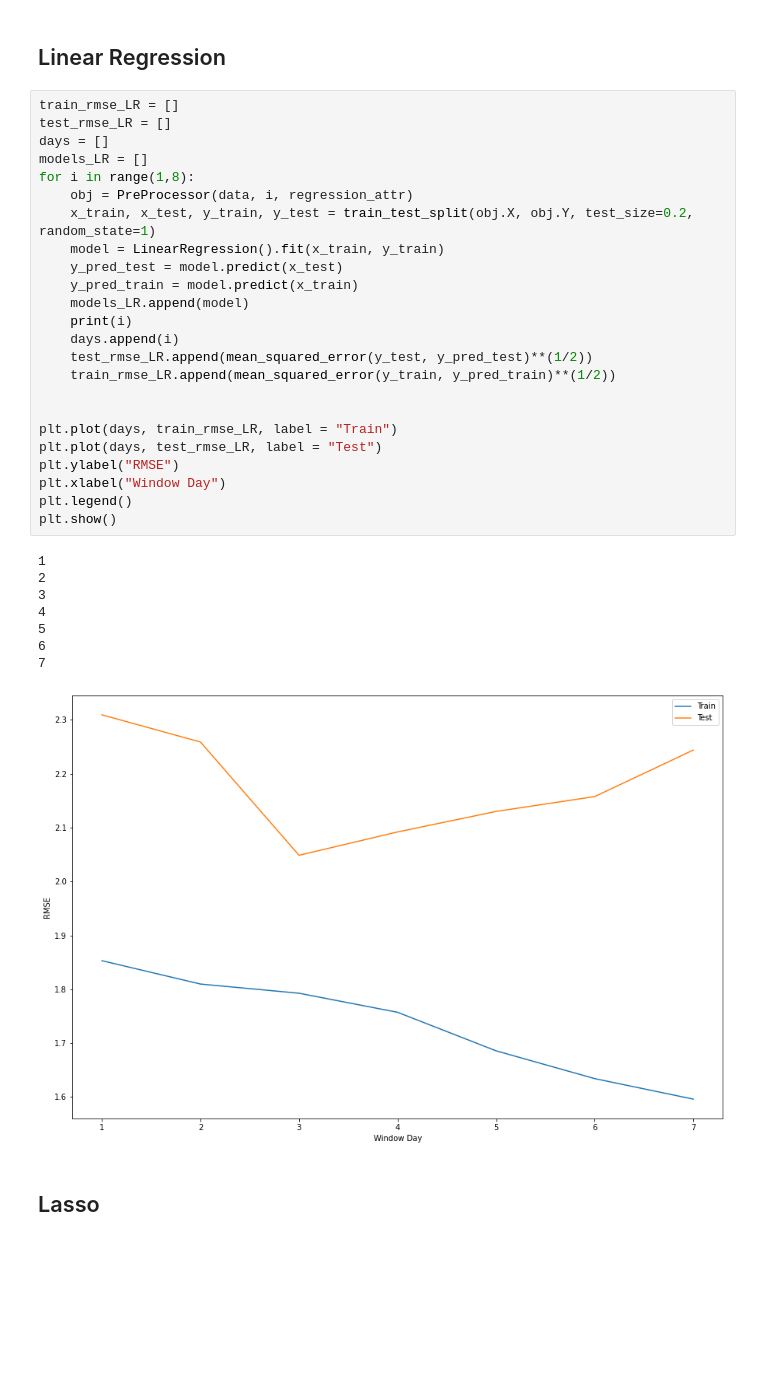
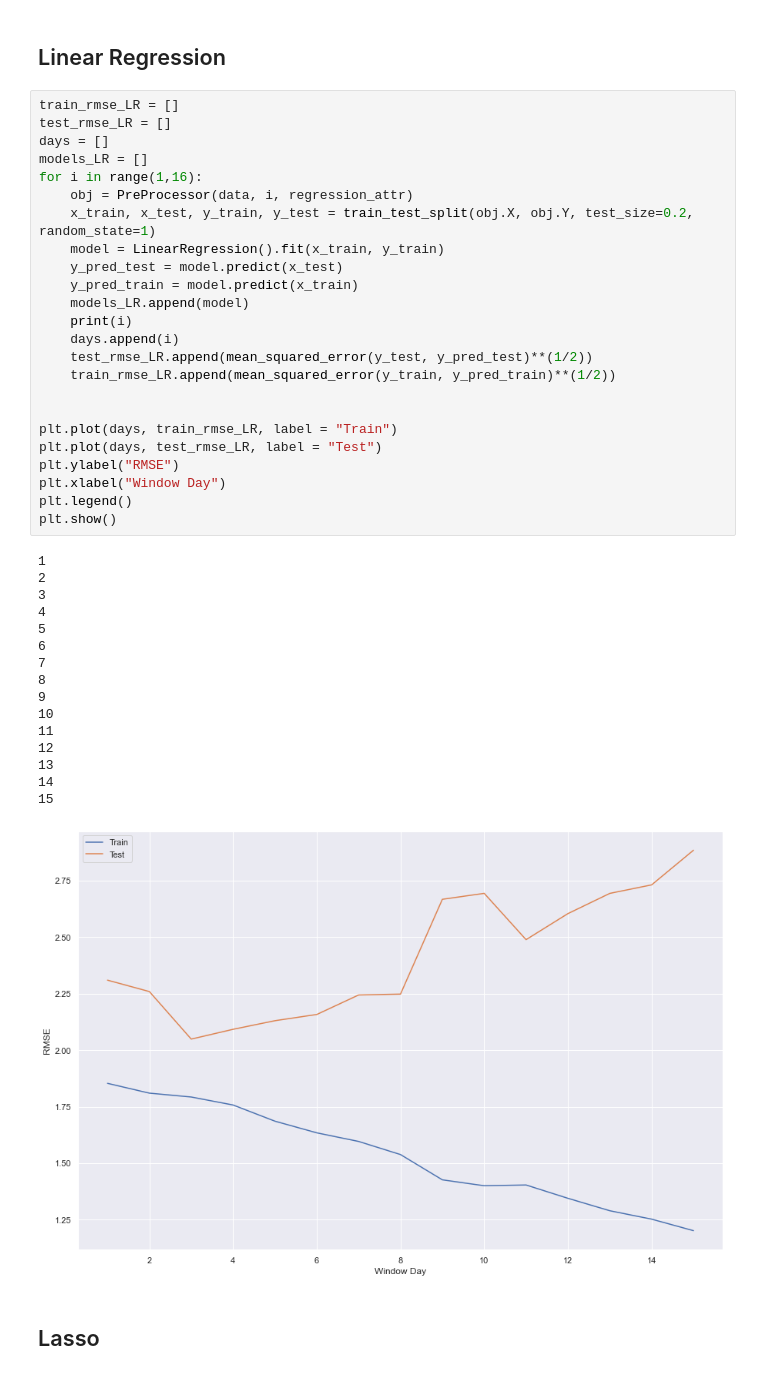
Before and after one commit to EtashTyagi/Weather_Prediction, a Jupyter notebook: Data Visualization/main.ipynb, the cells around one changed output. Cells and saved outputs as stored; diff of their text form; blank space fills up the shorter version.

```diff
--- a/Data Visualization/main.ipynb
+++ b/Data Visualization/main.ipynb
@@ -212,35 +214,43 @@ regression_attr = "Max Temp (c)"
 train_rmse_LR = []
 test_rmse_LR = []
 days = []
 models_LR = []
-for i in range(1,8):
+for i in range(1,16):
     obj = PreProcessor(data, i, regression_attr)
     x_train, x_test, y_train, y_test = train_test_split(obj.X, obj.Y, test_size=0.2, random_state=1)
     model = LinearRegression().fit(x_train, y_train)
     y_pred_test = model.predict(x_test)
     y_pred_train = model.predict(x_train)
     models_LR.append(model)
     print(i)
     days.append(i)
     test_rmse_LR.append(mean_squared_error(y_test, y_pred_test)**(1/2))
     train_rmse_LR.append(mean_squared_error(y_train, y_pred_train)**(1/2))
 
 
 plt.plot(days, train_rmse_LR, label = "Train")
 plt.plot(days, test_rmse_LR, label = "Test")
 plt.ylabel("RMSE")
 plt.xlabel("Window Day")
 plt.legend()
 plt.show()
 # %% [output]
 1
 2
 3
 4
 5
 6
 7
+8
+9
+10
+11
+12
+13
+14
+15
-[figure, old version]
+[figure, new version]
 # %% [markdown]
 ## Lasso
 # %%
```
Also changed, not shown: parts of 6 cells of this notebook.
